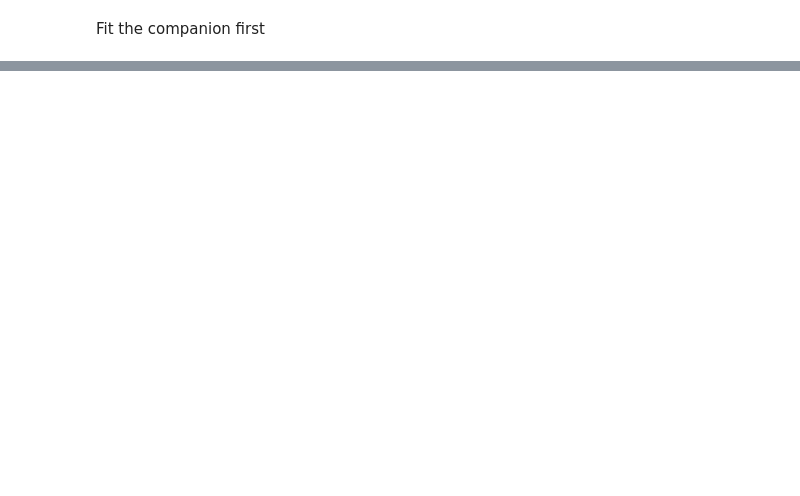
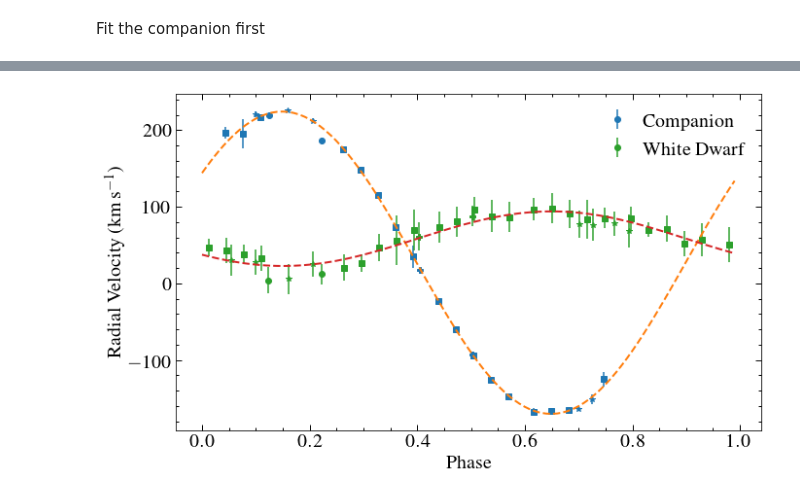
Before and after one commit to davidjwilson/wd-bd, a Jupyter notebook: new_period_fit.ipynb, the cells around one changed output, grey strips where cells are left out. Saved outputs shown, nothing was run; the diff lists cells and outputs as text; code cells hidden in the pictures; blank space fills up the shorter version.

```diff
--- a/new_period_fit.ipynb
+++ b/new_period_fit.ipynb
@@ -24,17 +23,0 @@ bdrvs = Table.read('dv_lists/ca_dvs.ecsv')
-# %%
-for data in [bdrvs, wdrvs]:
-    plt.subplot(121)
-    td, v, ve = np.array(data['MJD']), np.array(data['VELOCITY']), np.array(data['ERROR'])
-   # v[1], v[2] = v[2], v[1]
-    plt.errorbar(td, v, yerr=ve, marker='o', ls='none')
-
-    #plt.xlim(58601, 58603)
-    plt.xlim(58188, 58190)
-    plt.subplot(122)
-    th = td*24
-    v[1], v[2] = v[2], v[1]
-    print(v[1], v[2])
-    frequency, power = LombScargle(th, v, dy=ve, normalization='model').autopower(minimum_frequency = 1/5, maximum_frequency = 1/3)
-    plt.plot(1/frequency, power)
-    period = 1/frequency[np.argmax(power)]
-    print(period)
@@ -95,0 +117,70 @@ Parameters:
+# %%
+def make_syms(data):
+    dates  = np.array(data['MJD'])
+    nights = np.array([math.floor(date) for date in dates])
+    syms =  []
+    symlist = ['o', 'P', '*', 's']
+    for i , n in enumerate(np.unique(nights)):
+        for night in nights:
+            if night == n:
+                syms.append(symlist[i])
+    return np.array(syms)
+
+
+plt.figure(figsize=(10,6))
+
+foldt = mdt/period % 1
+
+
+syms = make_syms(mddvs)
+for i in range(len(mdt)):
+    if i == 0:
+        plt.errorbar(foldt[i], mdv[i], yerr=mde[i], marker=syms[i], ls='none', c='C0', label='Companion')
+    else:
+        plt.errorbar(foldt[i], mdv[i], yerr=mde[i], marker=syms[i], ls='none', c='C0')
+
+sin_mod =  models.Sine1D(amplitude=150, frequency=1, fixed=dict(frequency=True)) +  models.Const1D(50)
+sin_fit = fitter(sin_mod, foldt, mdv, weights= 1/mde, maxiter=1000000)
+fit_e = np.sqrt(np.diag(fitter.fit_info['param_cov']))
+timefit = np.arange(0,1, 0.01)
+plt.plot(timefit, sin_fit(timefit), ls='--', lw=2, zorder=5, c='C1')
+plt.xlim()
+print(sin_fit)
+
+
+wfoldt = wdt/period % 1
+
+
+syms = make_syms(wddvs)
+for i in range(len(wdt)):
+    if i == 0:
+        plt.errorbar(wfoldt[i], wdv[i], yerr=wde[i], marker=syms[i], ls='none', c='C2', label='White Dwarf')
+    else:
+        plt.errorbar(wfoldt[i], wdv[i], yerr=wde[i], marker=syms[i], ls='none', c='C2')
+#plt.errorbar(wfoldt, wdv, yerr=wde, marker='o', ls='none')
+
+wdsin_mod =  models.Sine1D(amplitude=10, frequency=1, fixed=dict(frequency=True)) +  models.Const1D(40)#, bounds = dict(amplitude=[30, 50]))
+wdsin_fit = fitter(wdsin_mod, wfoldt, wdv, weights= 1/wde, maxiter=1000000)
+wdfit_e = np.sqrt(np.diag(fitter.fit_info['param_cov']))
+plt.plot(timefit, wdsin_fit(timefit), ls='--', lw=2, zorder=5, C='C3')
+plt.xlim()
+print(wdsin_fit)
+
+gr = wdsin_fit[1].amplitude - sin_fit[1].amplitude
+gre = (wdfit_e[2]**2 + fit_e[2]**2)**0.5
+print('gr redshift', gr, gre )
+
+md_amp = sin_fit[0].amplitude.value
+md_amp_e = (fit_e[0]**2 + fit_e[1]**2)**0.5
+print('M dwarf amplitude', md_amp, md_amp_e  )
+
+
+wd_amp = abs(wdsin_fit[0].amplitude)
+wd_amp_e = (wdfit_e[0]**2 + wdfit_e[1]**2)**0.5
+print('W dwarf amplitude', wd_amp, wd_amp_e  )
+
+plt.legend()
+plt.xlabel('Phase')
+plt.ylabel('Radial Velocity (km\,s$^{-1}$)')
+plt.tight_layout()
+# %% [output]
@@ -95,0 +204 @@ Parameters:
+[figure, added]
```
Also changed, not shown: parts of 11 cells of this notebook, 49 other files.
